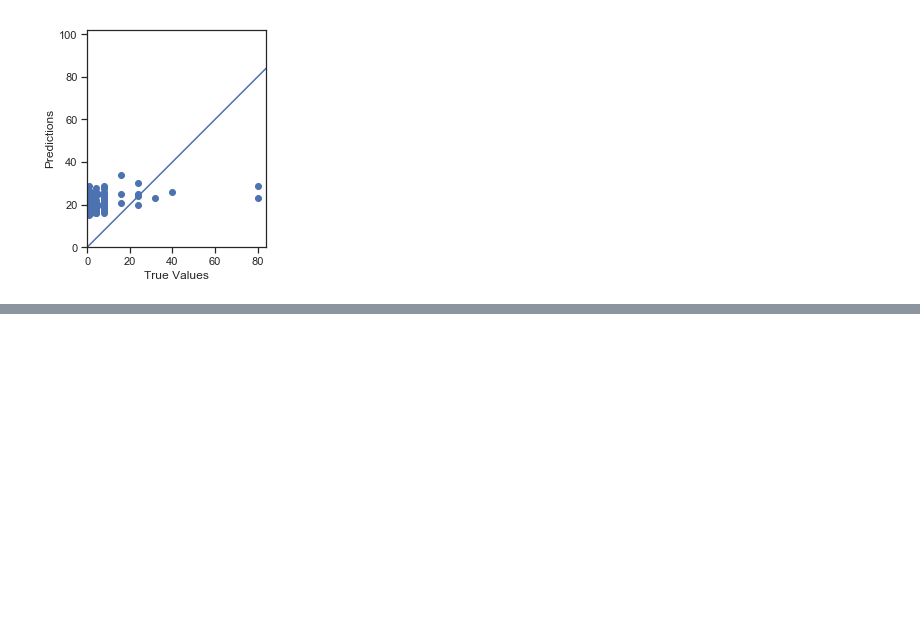
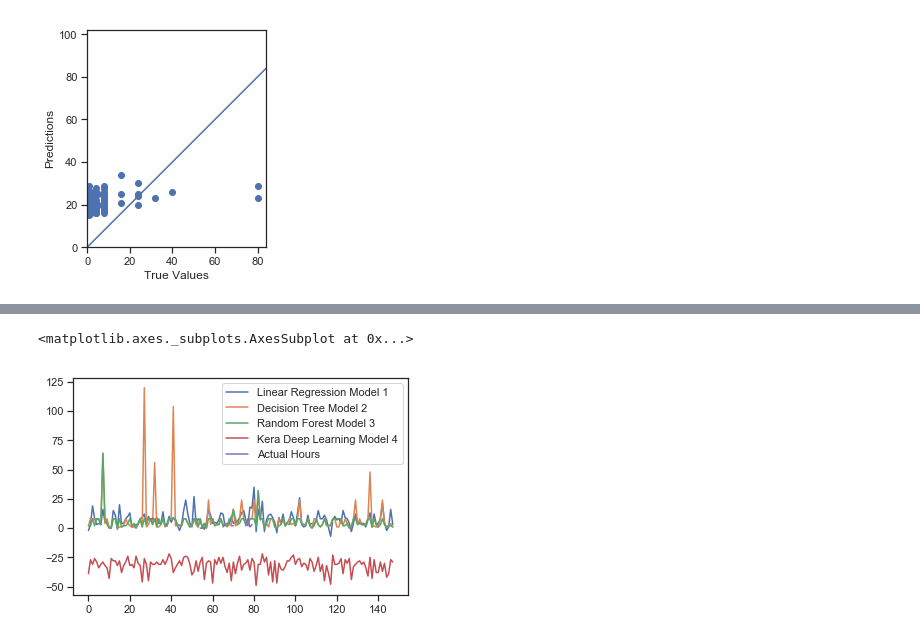
Before and after one commit to lsunl/project-LA, a Jupyter notebook: Tutorial/Machine Learning Tutorial - Absenteeism at Work-Raw Data.ipynb, the cells around one changed output, grey strips where cells are left out. Drawn from its saved outputs; the diff is of its cells as text; code cells hidden in the pictures; blank space fills up the shorter version.

```diff
--- a/Tutorial/Machine Learning Tutorial - Absenteeism at Work-Raw Data.ipynb
+++ b/Tutorial/Machine Learning Tutorial - Absenteeism at Work-Raw Data.ipynb
@@ -109,4 +125,7 @@ r2 = r2_score(y_test, y_predicted)
 
 print(f"Mean Squared Error (MSE): {mse}")
 print(f"R-squared (R2 ): {r2}")
+
+#add to dataframe
+predicts["Decision Tree Model 2"] = y_predicted
 # %% [output]
@@ -140,5 +159,8 @@ y_predicted = model3.predict(X_test)
 mse = mean_squared_error(y_test, y_predicted)
 r2 = r2_score(y_test, y_predicted)
 
-print(f"Mean Squared Error (MSE): {mse}")
-print(f"R-squared (R2 ): {r2}")
+#add to dataframe
+predicts["Random Forest Model 3"] = y_predicted
+
+# print(f"Mean Squared Error (MSE): {mse}")
+# print(f"R-squared (R2 ): {r2}")
@@ -191,6 +210,10 @@ r2 = r2_score(y_test, y_predicted)
 
 loss, mae, mse = model4.evaluate(X_test, y_test, verbose=0)
 
+#add to dataframe
+predicts["Kera Deep Learning Model 4"] = y_predicted
+
+
 print("Mean Absulte Error: {:5.2f}".format(mae))
 print(f"Mean Squared Error (MSE): {mse}")
 print(f"R squared (R2 ): {r2}")
@@ -212,0 +245,2 @@ _ = plt.plot([-100, 100], [-100, 100])
+# %%
+predicts["Actual Hours"] = y_test
@@ -212,0 +249,5 @@ _ = plt.plot([-100, 100], [-100, 100])
+# %%
+predicts.plot()
+# %% [output]
+<matplotlib.axes._subplots.AxesSubplot at 0x...>
+[figure, added]
```
Also changed, not shown: parts of 11 cells of this notebook.
